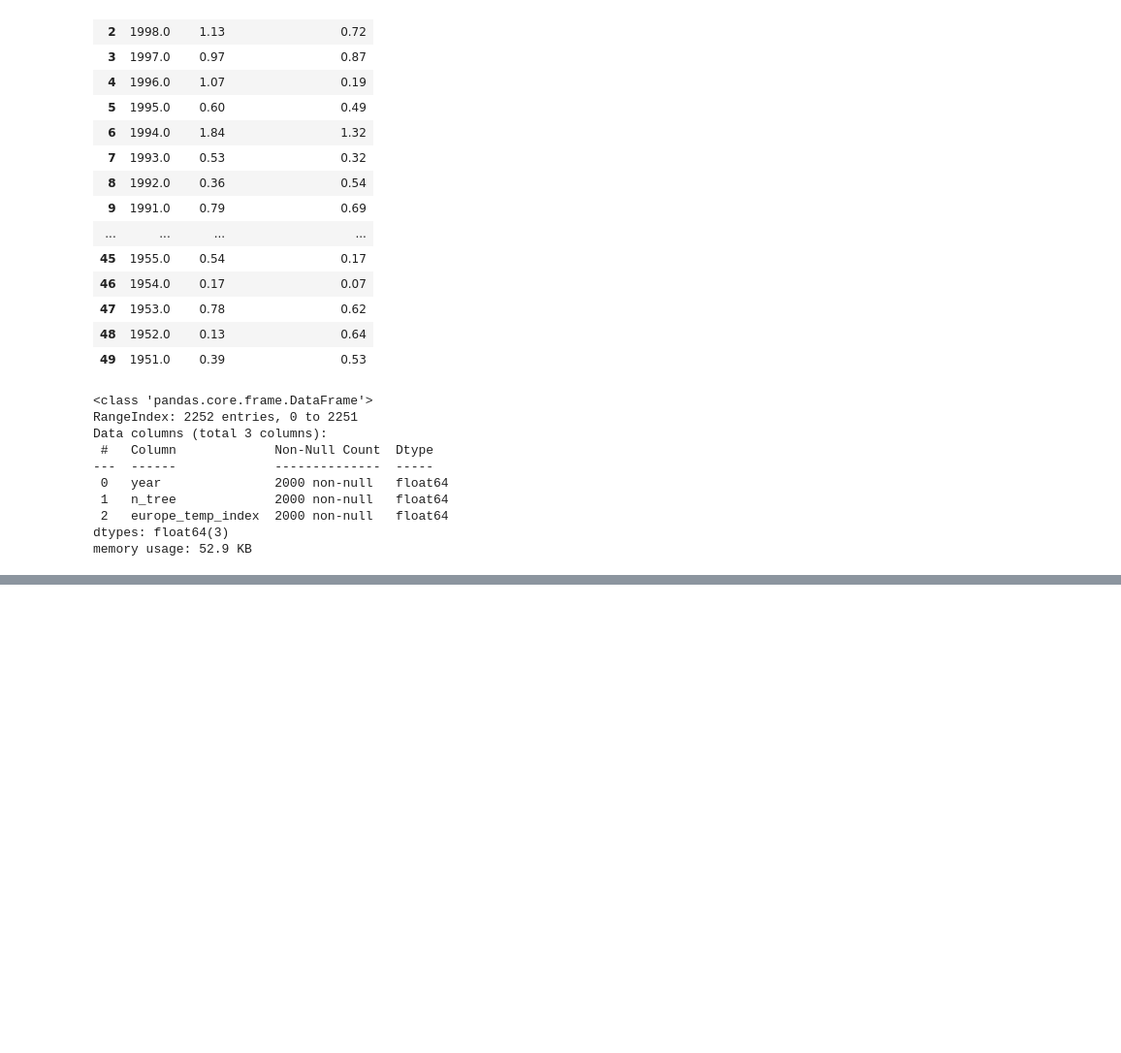
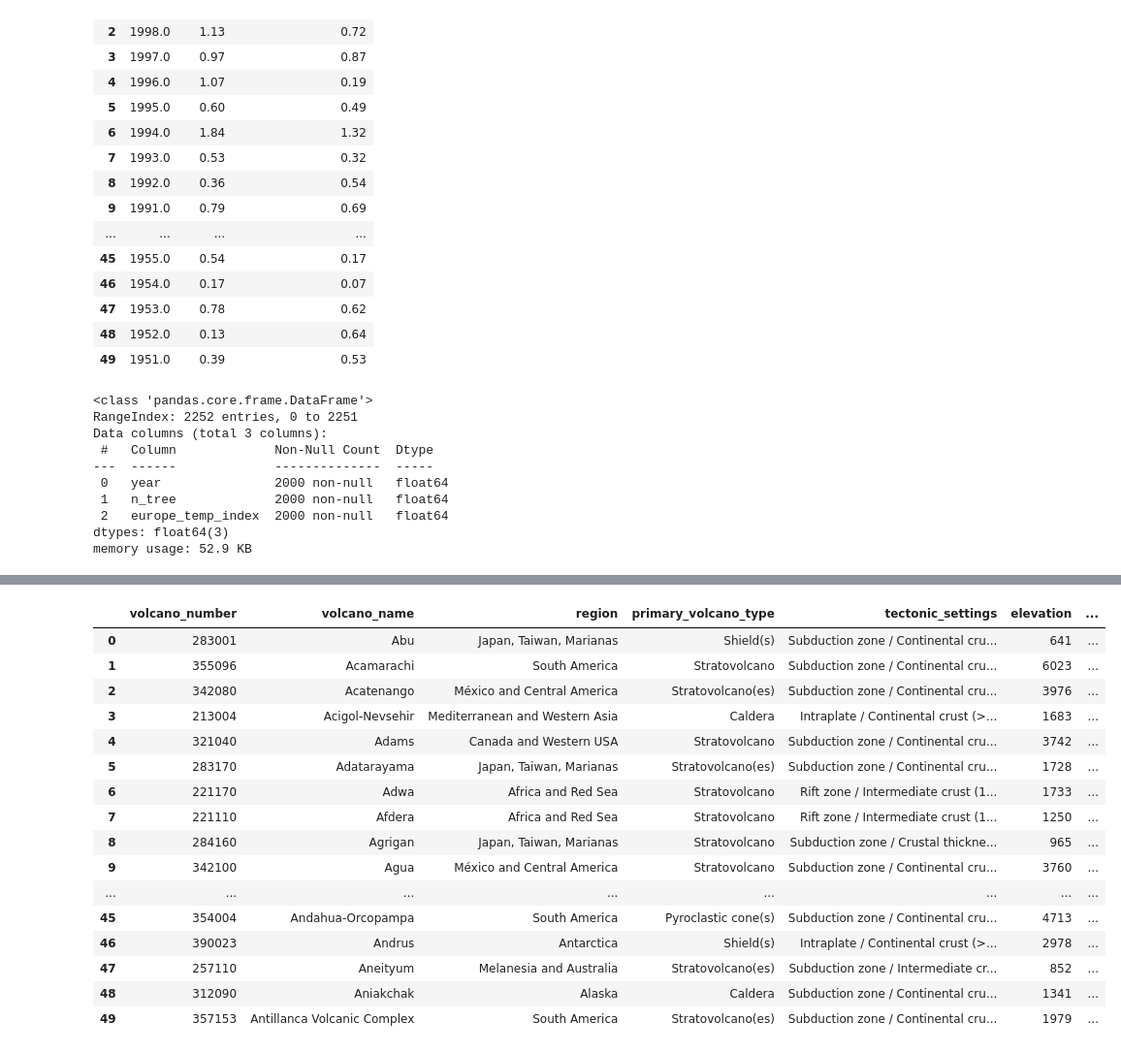
Before and after one commit to RoihansLab/Data-Mining-Project, a Jupyter notebook: Volcano_eruption.ipynb, the cells around one changed output, grey strips where cells are left out. Shown at 97% size. Cells and saved outputs as stored; diff of their text form; code cells hidden in the pictures; blank space fills up the shorter version.

```diff
--- a/Volcano_eruption.ipynb
+++ b/Volcano_eruption.ipynb
@@ -343,0 +341,35 @@ dtype: int64
+# %%
+kolom_inti = [
+    'volcano_number',
+    'volcano_name',
+    'region',
+    'primary_volcano_type',
+    'tectonic_settings',
+    'elevation',
+    'major_rock_1',
+    'major_rock_2',
+    'major_rock_3',
+    'major_rock_4',
+    'major_rock_5'
+]
+
+df_volcano_new = df_volcano[kolom_inti].copy()
+df_volcano_new.head(50)
+# %% [output]
+|  | volcano_number | volcano_name | region | primary_volcano_type | tectonic_settings | elevation | ... |
+| 0 | 283001 | Abu | Japan, Taiwan, Marianas | Shield(s) | Subduction zone / Continental cru... | 641 | ... |
+| 1 | 355096 | Acamarachi | South America | Stratovolcano | Subduction zone / Continental cru... | 6023 | ... |
+| 2 | 342080 | Acatenango | México and Central America | Stratovolcano(es) | Subduction zone / Continental cru... | 3976 | ... |
+| 3 | 213004 | Acigol-Nevsehir | Mediterranean and Western Asia | Caldera | Intraplate / Continental crust (>... | 1683 | ... |
+| 4 | 321040 | Adams | Canada and Western USA | Stratovolcano | Subduction zone / Continental cru... | 3742 | ... |
+| 5 | 283170 | Adatarayama | Japan, Taiwan, Marianas | Stratovolcano(es) | Subduction zone / Continental cru... | 1728 | ... |
+| 6 | 221170 | Adwa | Africa and Red Sea | Stratovolcano | Rift zone / Intermediate crust (1... | 1733 | ... |
+| 7 | 221110 | Afdera | Africa and Red Sea | Stratovolcano | Rift zone / Intermediate crust (1... | 1250 | ... |
+| 8 | 284160 | Agrigan | Japan, Taiwan, Marianas | Stratovolcano | Subduction zone / Crustal thickne... | 965 | ... |
+| 9 | 342100 | Agua | México and Central America | Stratovolcano | Subduction zone / Continental cru... | 3760 | ... |
+| ... | ... | ... | ... | ... | ... | ... | ... |
+| 45 | 354004 | Andahua-Orcopampa | South America | Pyroclastic cone(s) | Subduction zone / Continental cru... | 4713 | ... |
+| 46 | 390023 | Andrus | Antarctica | Shield(s) | Intraplate / Continental crust (>... | 2978 | ... |
+| 47 | 257110 | Aneityum | Melanesia and Australia | Stratovolcano(es) | Subduction zone / Intermediate cr... | 852 | ... |
+| 48 | 312090 | Aniakchak | Alaska | Caldera | Subduction zone / Continental cru... | 1341 | ... |
+| 49 | 357153 | Antillanca Volcanic Complex | South America | Stratovolcano(es) | Subduction zone / Continental cru... | 1979 | ... |
```
Also changed, not shown: parts of 4 cells of this notebook.
